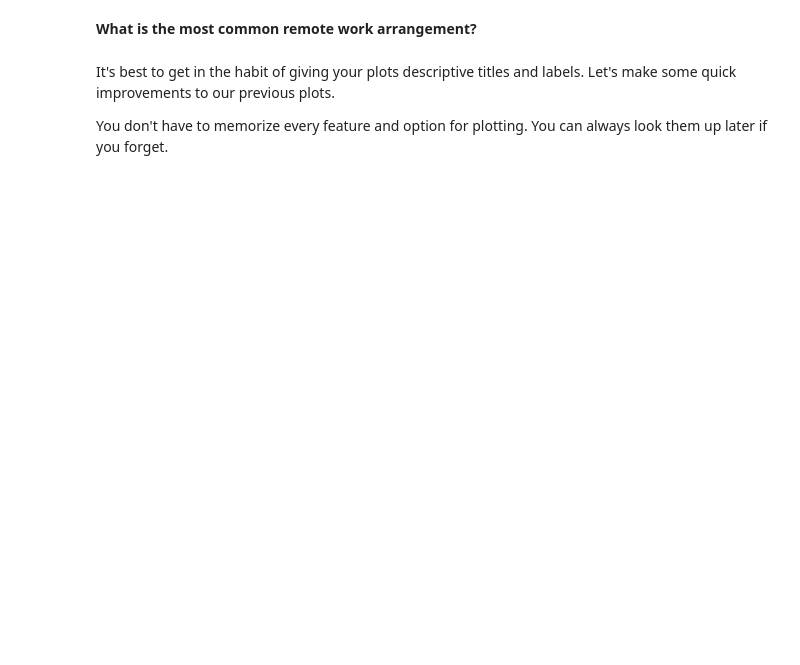
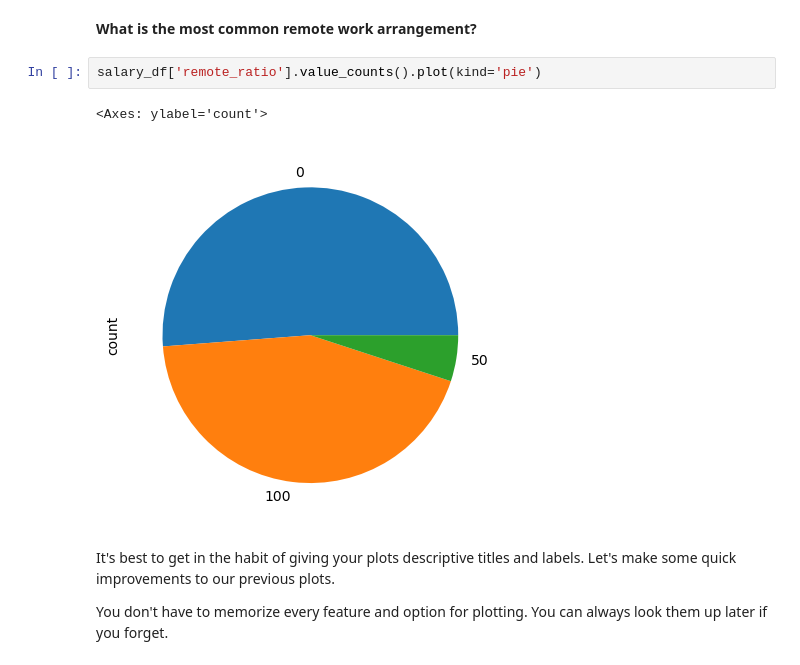
Before and after one commit to sagefhopkins/Data_Visualization_And_Modeling, a Jupyter notebook: Lecture/Week 1/1.1 - Data Visualization.ipynb, the cells around one changed output. Cells and saved outputs as stored; diff of their text form; blank space fills up the shorter version.

```diff
--- a/Lecture/Week 1/1.1 - Data Visualization.ipynb
+++ b/Lecture/Week 1/1.1 - Data Visualization.ipynb
@@ -197,5 +331,10 @@ There are two common visualizations for categorical features: one where we want
 # %% [markdown]
 **What is the most common remote work arrangement?**
+# %%
+salary_df['remote_ratio'].value_counts().plot(kind='pie')
+# %% [output]
+<Axes: ylabel='count'>
+[figure, added]
 # %% [markdown]
 It's best to get in the habit of giving your plots descriptive titles and labels.  Let's make some quick improvements to our previous plots.
 
```
Also changed, not shown: parts of 22 cells of this notebook.
